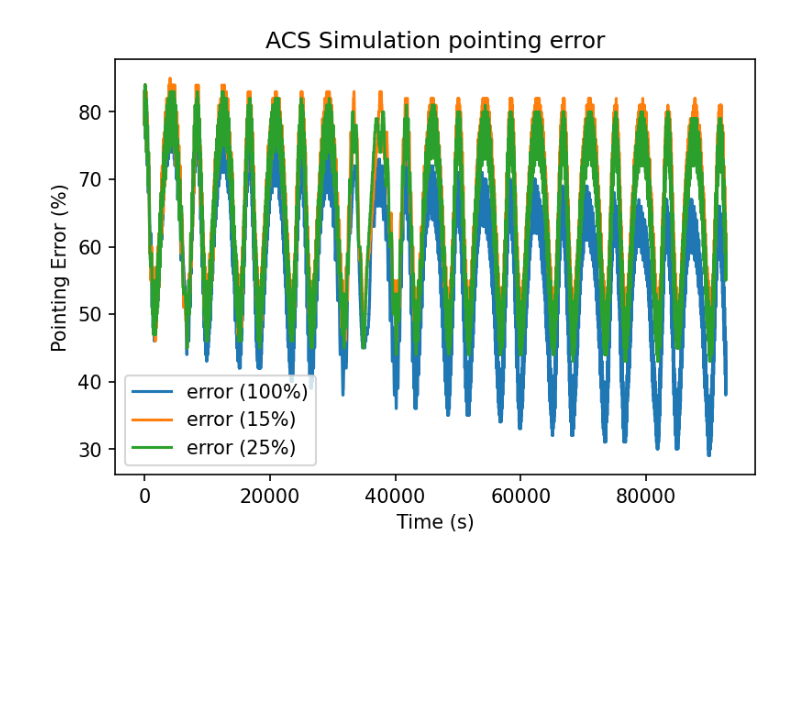
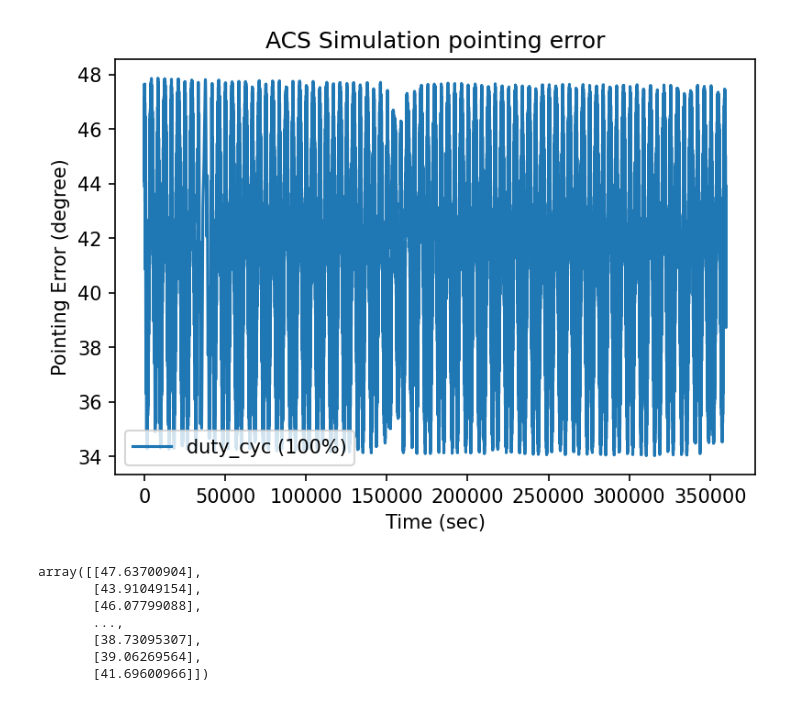
Before and after one commit to Alpha-CubeSat/ACS_Data_Analysis, a Jupyter notebook: Power Analysis/power.ipynb, the cells around one changed output. Saved outputs shown, nothing was run; the diff lists cells and outputs as text; code cells hidden in the pictures; blank space fills up the shorter version.

```diff
--- a/Power Analysis/power.ipynb
+++ b/Power Analysis/power.ipynb
@@ -45,15 +93,28 @@ plt.show()
 # %%
 plt.figure(dpi=150)
-plt.plot(t,pt_err1*100, label="error (100%)")
-plt.plot(t,pt_err2*100, label ="error (15%)")
-plt.plot(t,pt_err3*100, label ="error (25%)")
 
-plt.xlabel("Time (s)")
-plt.ylabel("Pointing Error (%)")
+# plt.plot(t,pt_err2, label ="duty_cyc (50%)")
+# plt.plot(t[0:50000],pt_err3[0:50000], label ="duty_cyc(75%)")
+#plt.plot(t,pt_err4*100,'.', label ="duty_cyc(50%)")
+# plt.plot(t,pt_err5*100, label ="duty_cyc(75%)")
+plt.plot(t,pt_err1, label="duty_cyc (100%)")
+#plt.plot(t[0:50000],pt_err, label="simple "+str(current_avg)+" mA")
+plt.xlabel("Time (sec)")
+plt.ylabel("Pointing Error (degree)")
 
 plt.title("ACS Simulation pointing error")
 
 plt.legend()
 plt.show()
+t.shape
+
+pt_err1
 # %% [output]
-[figure, old version]
+[figure, new version]
+array([[47.63700904],
+       [43.91049154],
+       [46.07799088],
+       ...,
+       [38.73095307],
+       [39.06269564],
+       [41.69600966]])
```
Also changed, not shown: parts of 6 cells of this notebook, 35 other files.
